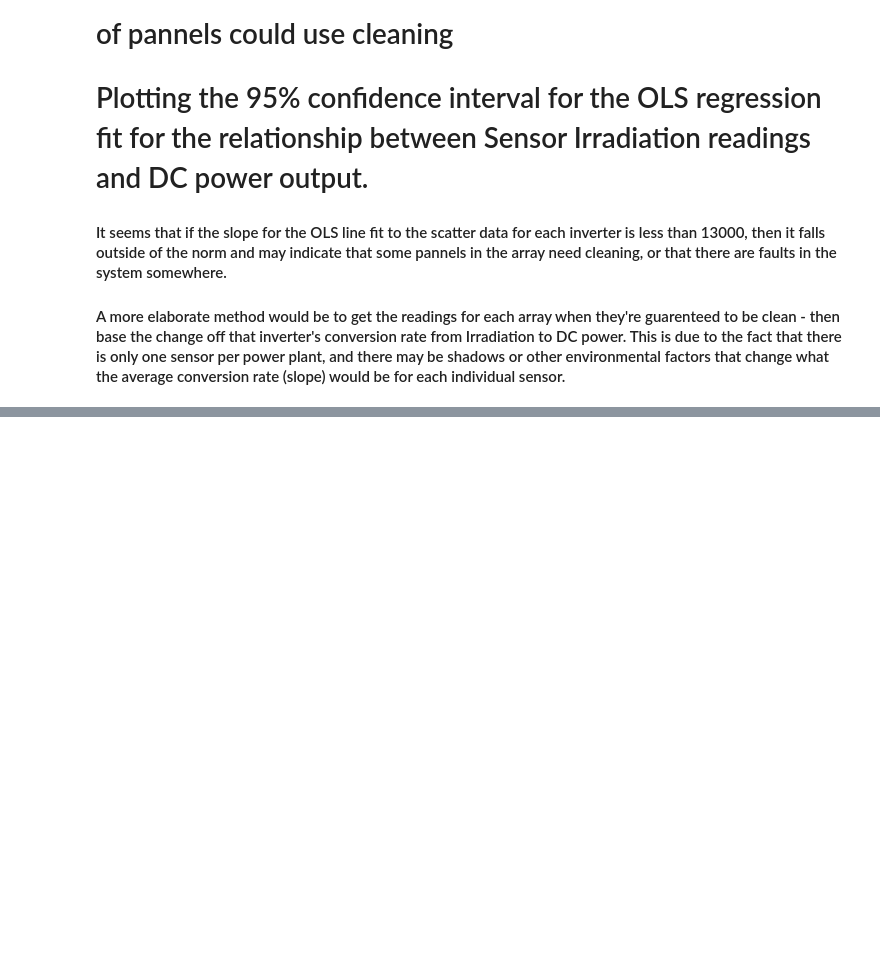
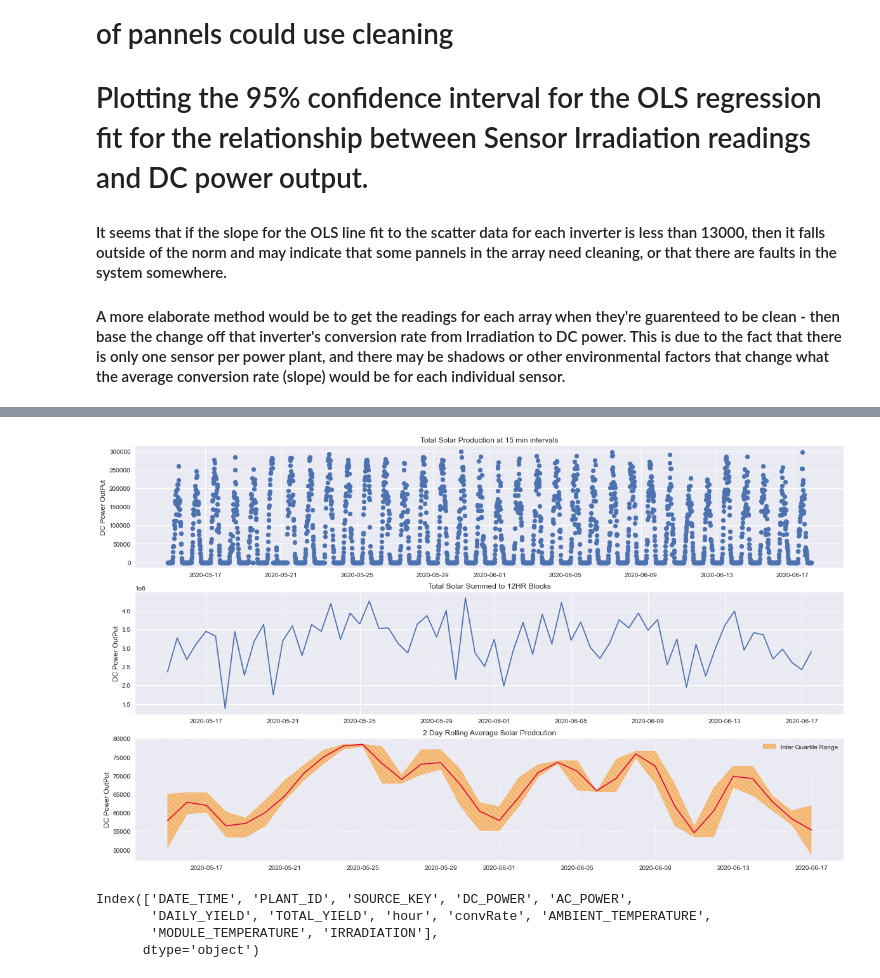
Before and after one commit to TheFoodForest/Kaggle-Solar-Power-Generation, a Jupyter notebook: Exploratory_Analysis.ipynb, the cells around one changed output, grey strips where cells are left out. Cells and saved outputs as stored; diff of their text form; code cells hidden in the pictures; blank space fills up the shorter version.

```diff
--- a/Exploratory_Analysis.ipynb
+++ b/Exploratory_Analysis.ipynb
@@ -252,0 +330,67 @@ plt.show()
+# %%
+plt.style.use('seaborn')
+
+plotdf = plantOneFull.loc[:,['DC_POWER']]
+
+plotdf = plotdf.groupby(plotdf.index).sum().resample('15Min').sum()
+
+
+
+
+
+
+season = plotdf.rolling(window=2*4*24, center=True, min_periods=20).mean().groupby(plotdf.index.dayofyear).mean()
+
+
+q25 = plotdf.rolling(window=2*4*24, center=True, min_periods=20).mean().groupby(plotdf.index.dayofyear).quantile(.25)
+q75 = plotdf.rolling(window=2*4*24, center=True, min_periods=20).mean().groupby(plotdf.index.dayofyear).quantile(.75)
+
+
+
+endDates = (np.asarray(2020, dtype='datetime64[Y]')-1970)+(np.asarray(season.index, dtype='timedelta64[D]')-1)
+
+dates = pd.to_datetime(endDates).strftime('%B %d')
+
+
+f, (ax1, ax2, ax3) = plt.subplots(nrows=3, ncols=1, figsize=(20,12))
+
+
+
+ax1.scatter(plotdf.index, plotdf.DC_POWER)
+ax1.set_ylabel('DC Power OutPut')
+ax1.set_title('Total Solar Production at 15 min intervals')
+
+
+
+fullplotdf = plotdf.resample('12H').sum()
+
+ax2.plot(fullplotdf.index, fullplotdf.DC_POWER)
+ax2.set_ylabel('DC Power OutPut')
+ax2.set_title('Total Solar Summed to 12HR Blocks')
+
+ax3.fill_between(endDates,q25.values.ravel(),q75.values.ravel(),color='#FF8C00',hatch='\\\\\\', alpha=0.45, label='Inter Quartile Range')
+ax3.plot(endDates, season.DC_POWER, color='#DC143C')
+
+
+
+
+ax3.set_ylabel('DC Power OutPut')
+ax3.set_title('2 Day Rolling Average Solar Prodcution')
+
+
+ax3.set_xlabel('')
+
+ax3.grid(ls=':')
+
+ax3.legend()
+
+plt.show()
+# %% [output]
+[figure, added]
+# %%
+plantOneFull.columns
+# %% [output]
+Index(['DATE_TIME', 'PLANT_ID', 'SOURCE_KEY', 'DC_POWER', 'AC_POWER',
+       'DAILY_YIELD', 'TOTAL_YIELD', 'hour', 'convRate', 'AMBIENT_TEMPERATURE',
+       'MODULE_TEMPERATURE', 'IRRADIATION'],
+      dtype='object')
```
Also changed, not shown: parts of 21 cells of this notebook.
